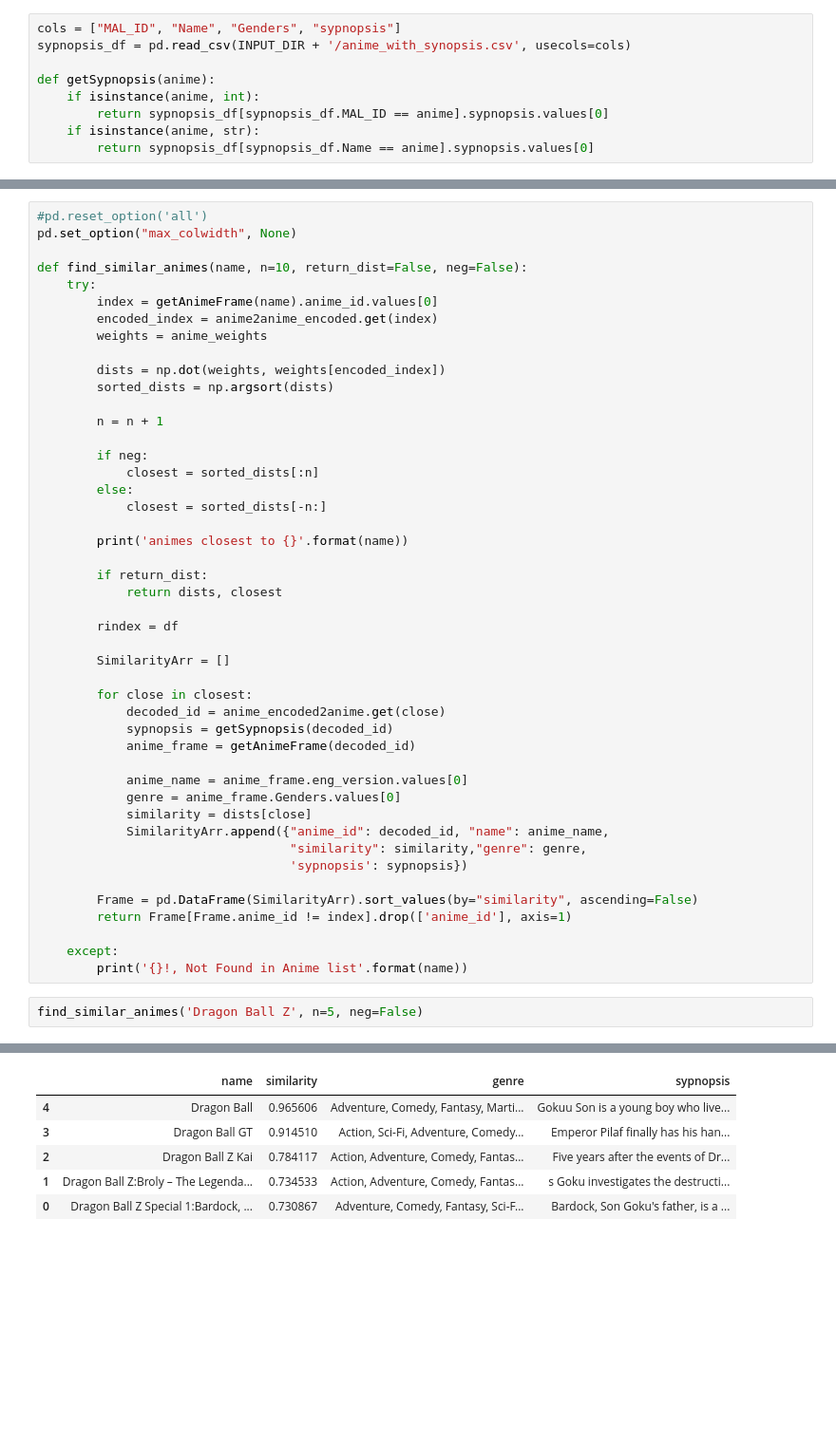
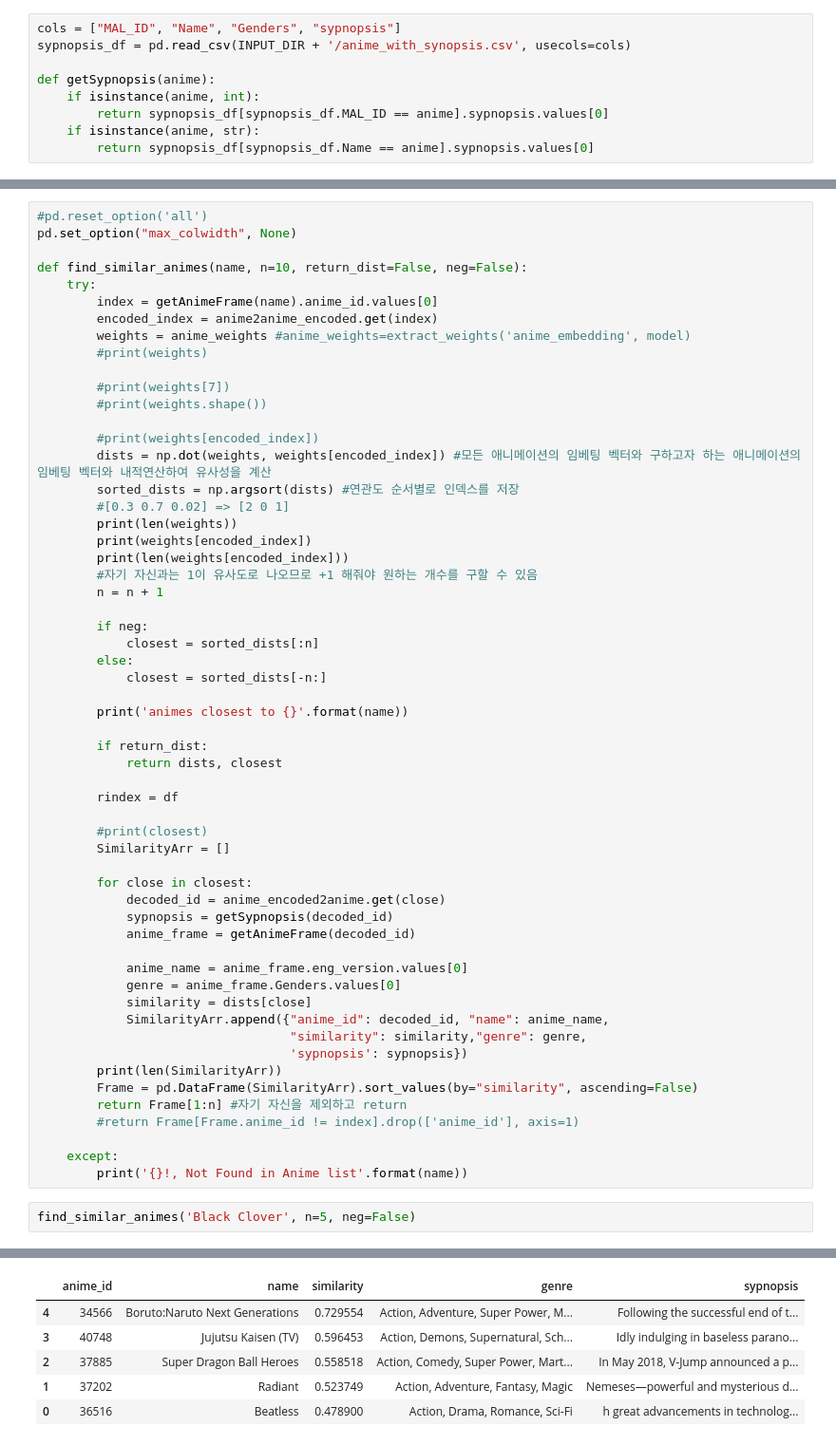
Before and after one commit to suzzini/DS_Project, a Jupyter notebook: Untitled6.ipynb, the cells around one changed output, grey strips where cells are left out. Shown at 95% size. Drawn from its saved outputs; the diff is of its cells as text; blank space fills up the shorter version.

```diff
--- a/Untitled6.ipynb
+++ b/Untitled6.ipynb
@@ -471,11 +582,20 @@ def find_similar_animes(name, n=10, return_dist=False, neg=False):
     try:
         index = getAnimeFrame(name).anime_id.values[0]
         encoded_index = anime2anime_encoded.get(index)
-        weights = anime_weights
+        weights = anime_weights #anime_weights=extract_weights('anime_embedding', model)
+        #print(weights)
 
-        dists = np.dot(weights, weights[encoded_index])
-        sorted_dists = np.argsort(dists)
+        #print(weights[7])
+        #print(weights.shape())
 
+        #print(weights[encoded_index])
+        dists = np.dot(weights, weights[encoded_index]) #모든 애니메이션의 임베팅 벡터와 구하고자 하는 애니메이션의 임베팅 벡터와 내적연산하여 유사성을 계산
+        sorted_dists = np.argsort(dists) #연관도 순서별로 인덱스를 저장
+        #[0.3 0.7 0.02] => [2 0 1]
+        print(len(weights))
+        print(weights[encoded_index])
+        print(len(weights[encoded_index]))
+        #자기 자신과는 1이 유사도로 나오므로 +1 해줘야 원하는 개수를 구할 수 있음
         n = n + 1
 
         if neg:
@@ -490,6 +610,7 @@ def find_similar_animes(name, n=10, return_dist=False, neg=False):
 
         rindex = df
 
+        #print(closest)
         SimilarityArr = []
 
         for close in closest:
@@ -503,12 +624,13 @@ def find_similar_animes(name, n=10, return_dist=False, neg=False):
             SimilarityArr.append({"anime_id": decoded_id, "name": anime_name,
                                   "similarity": similarity,"genre": genre,
                                   'sypnopsis': sypnopsis})
-
+        print(len(SimilarityArr))
         Frame = pd.DataFrame(SimilarityArr).sort_values(by="similarity", ascending=False)
-        return Frame[Frame.anime_id != index].drop(['anime_id'], axis=1)
+        return Frame[1:n] #자기 자신을 제외하고 return
+        #return Frame[Frame.anime_id != index].drop(['anime_id'], axis=1)
 
     except:
         print('{}!, Not Found in Anime list'.format(name))
 # %%
-find_similar_animes('Dragon Ball Z', n=5, neg=False)
+find_similar_animes('Black Clover', n=5, neg=False)
 # %% [output]
@@ -516,6 +654,6 @@ animes closest to Dragon Ball Z
-|  | name | similarity | genre | sypnopsis |
-| 4 | Dragon Ball | 0.965606 | Adventure, Comedy, Fantasy, Marti... | Gokuu Son is a young boy who live... |
-| 3 | Dragon Ball GT | 0.914510 | Action, Sci-Fi, Adventure, Comedy... | Emperor Pilaf finally has his han... |
-| 2 | Dragon Ball Z Kai | 0.784117 | Action, Adventure, Comedy, Fantas... | Five years after the events of Dr... |
-| 1 | Dragon Ball Z:Broly – The Legenda... | 0.734533 | Action, Adventure, Comedy, Fantas... | s Goku investigates the destructi... |
-| 0 | Dragon Ball Z Special 1:Bardock, ... | 0.730867 | Adventure, Comedy, Fantasy, Sci-F... | Bardock, Son Goku's father, is a ... |
+|  | anime_id | name | similarity | genre | sypnopsis |
+| 4 | 34566 | Boruto:Naruto Next Generations | 0.729554 | Action, Adventure, Super Power, M... | Following the successful end of t... |
+| 3 | 40748 | Jujutsu Kaisen (TV) | 0.596453 | Action, Demons, Supernatural, Sch... | Idly indulging in baseless parano... |
+| 2 | 37885 | Super Dragon Ball Heroes | 0.558518 | Action, Comedy, Super Power, Mart... | In May 2018, V-Jump announced a p... |
+| 1 | 37202 | Radiant | 0.523749 | Action, Adventure, Fantasy, Magic | Nemeses—powerful and mysterious d... |
+| 0 | 36516 | Beatless | 0.478900 | Action, Drama, Romance, Sci-Fi | h great advancements in technolog... |
```
Also changed, not shown: parts of 56 cells of this notebook.
